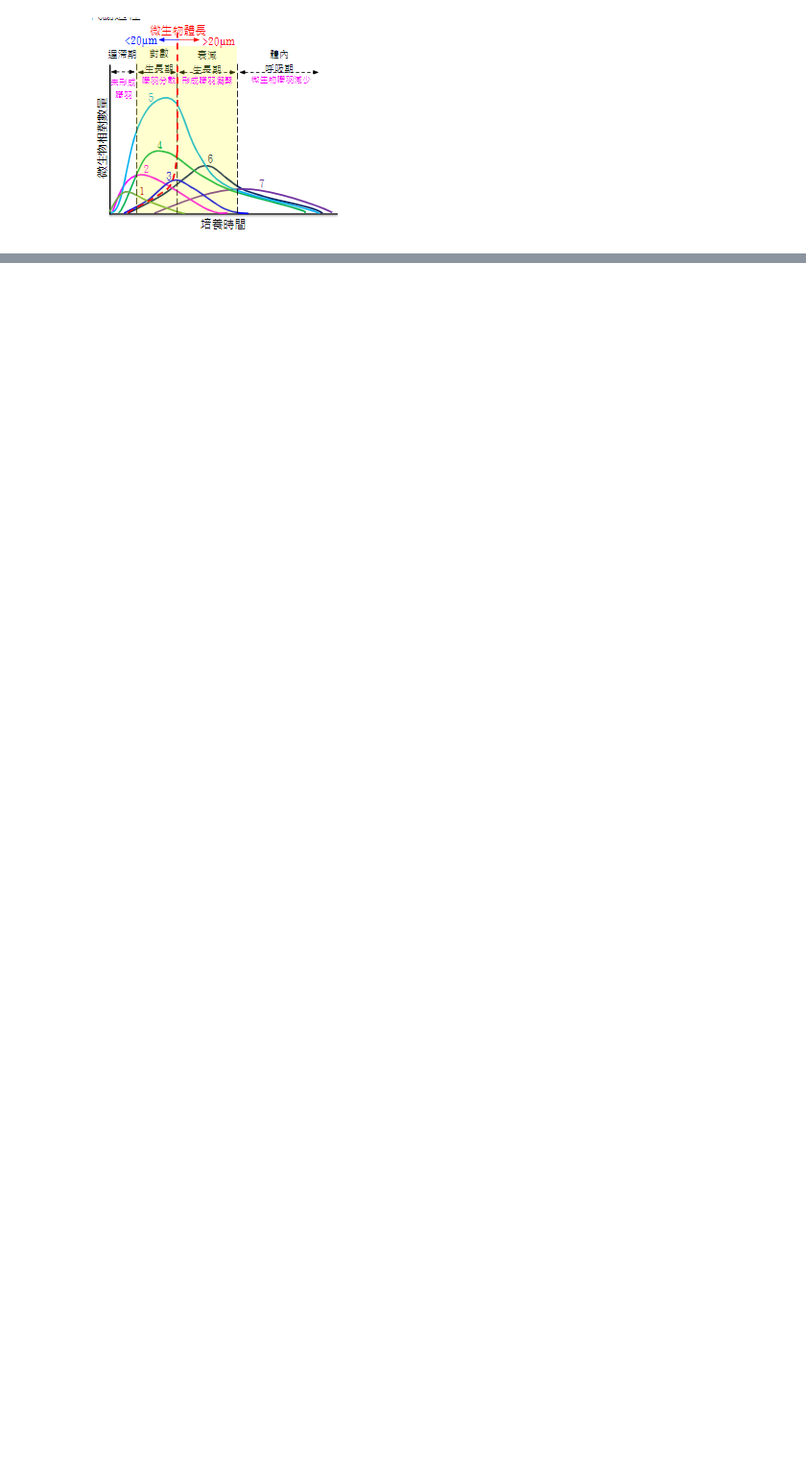
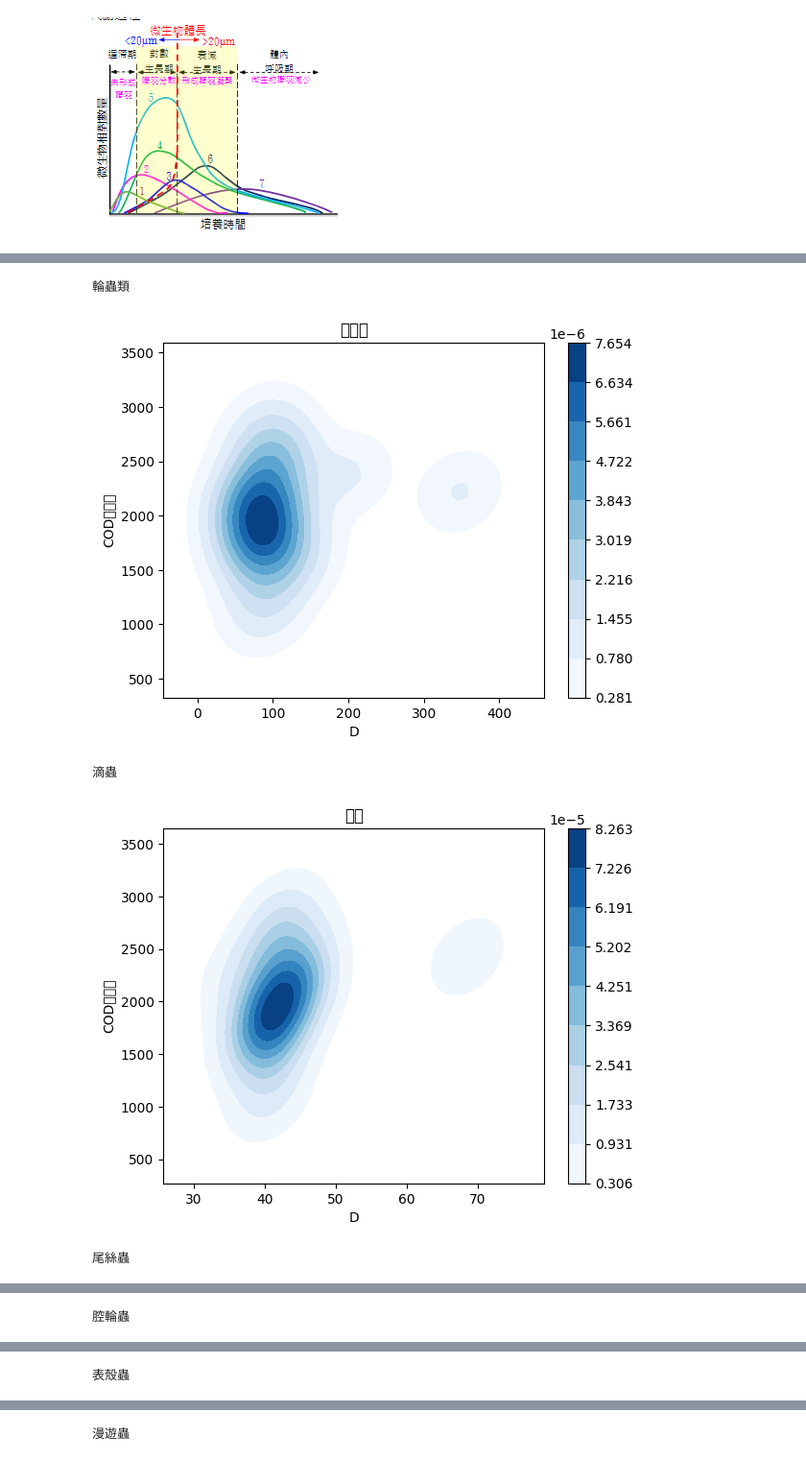
Before and after one commit to skywalker0803r/Wastewater-Biological-Treatment, a Jupyter notebook: 培養時間對微生物相對數量.ipynb, the cells around one changed output, grey strips where cells are left out. Shown at 96% size. Drawn from its saved outputs; the diff is of its cells as text; code cells hidden in the pictures; blank space fills up the shorter version.

```diff
--- a/培養時間對微生物相對數量.ipynb
+++ b/培養時間對微生物相對數量.ipynb
@@ -119,0 +155,16 @@ Drive already mounted at /content/drive; to attempt to forcibly remount, call dr
+# %%
+import seaborn as sns
+import matplotlib.pyplot as plt
+
+
+for cName in df.cName.unique():
+  ax = sns.kdeplot(data=df.loc[df.cName==cName], x="D", y="COD差異量", cmap="Blues", shade=True, cbar=True)
+  print(cName)
+  plt.title(cName)
+  plt.show()
+# %% [output]
+輪蟲類
+[figure, added]
+滴蟲
+[figure, added]
+尾絲蟲
@@ -119,0 +172 @@ Drive already mounted at /content/drive; to attempt to forcibly remount, call dr
+腔輪蟲
@@ -119,0 +174 @@ Drive already mounted at /content/drive; to attempt to forcibly remount, call dr
+表殼蟲
@@ -119,0 +176 @@ Drive already mounted at /content/drive; to attempt to forcibly remount, call dr
+漫遊蟲
```
Also changed, not shown: parts of 3 cells of this notebook.
